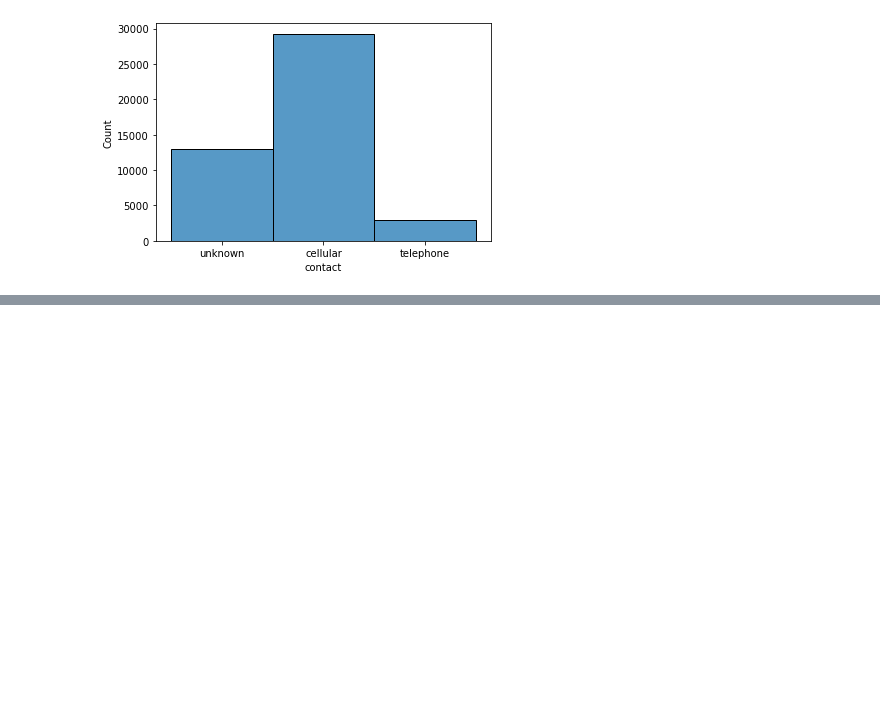
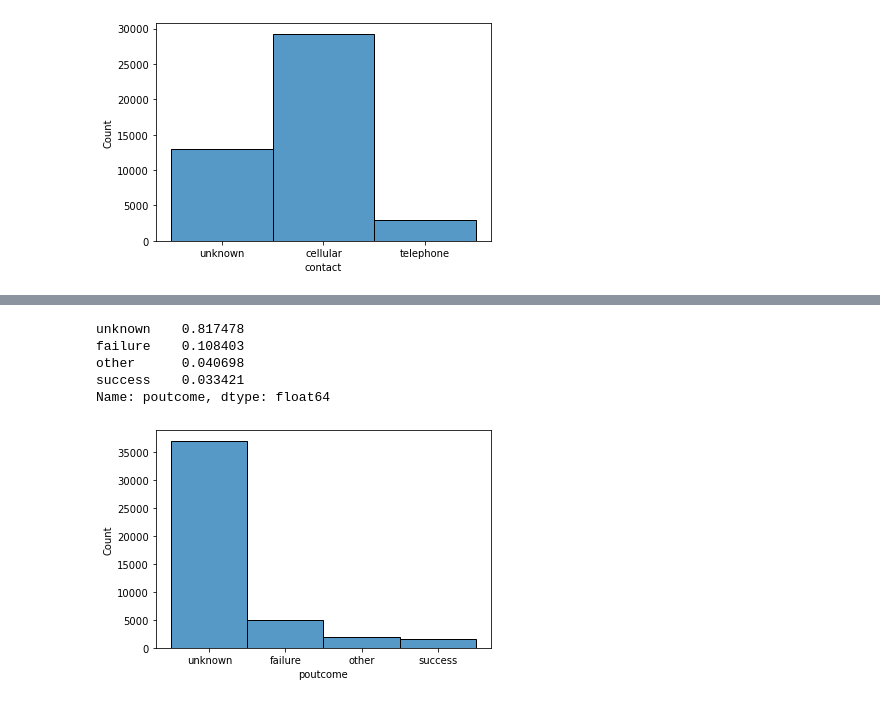
Before and after one commit to erin-vu/bank-marketing, a Jupyter notebook: Untitled.ipynb, the cells around one changed output, grey strips where cells are left out. Drawn from its saved outputs; the diff is of its cells as text; code cells hidden in the pictures; blank space fills up the shorter version.

```diff
--- a/Untitled.ipynb
+++ b/Untitled.ipynb
@@ -203,0 +221,9 @@ Name: contact, dtype: float64
+# %%
+col_hist(df['poutcome'])
+# %% [output]
+unknown    0.817478
+failure    0.108403
+other      0.040698
+success    0.033421
+Name: poutcome, dtype: float64
+[figure, added]
```
Also changed, not shown: parts of 2 cells of this notebook.
